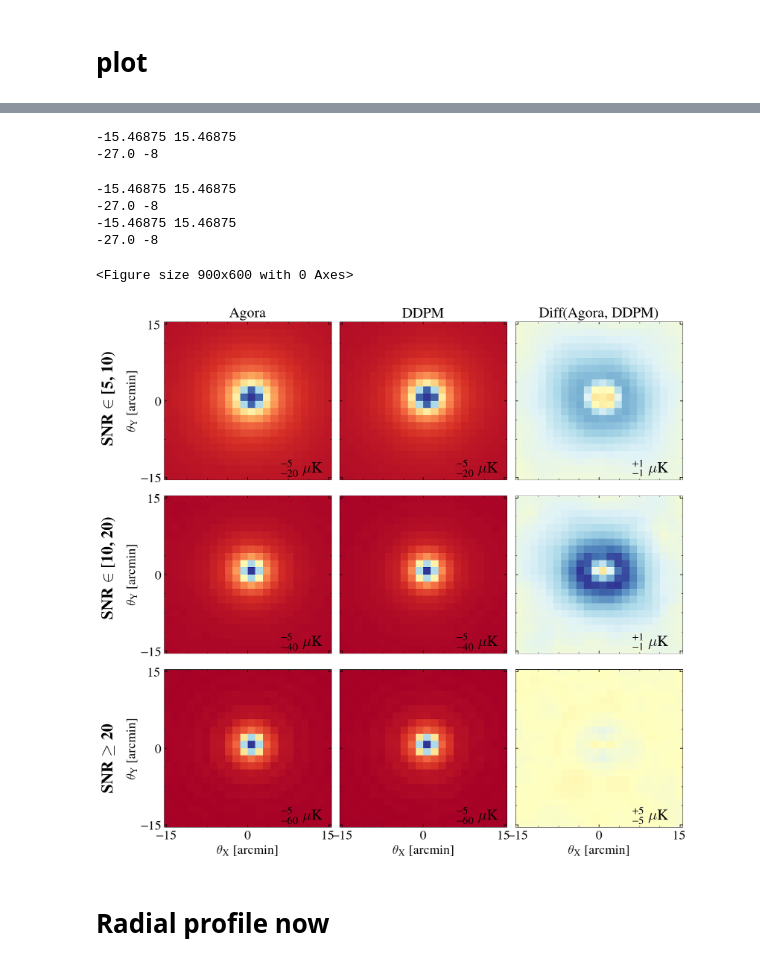
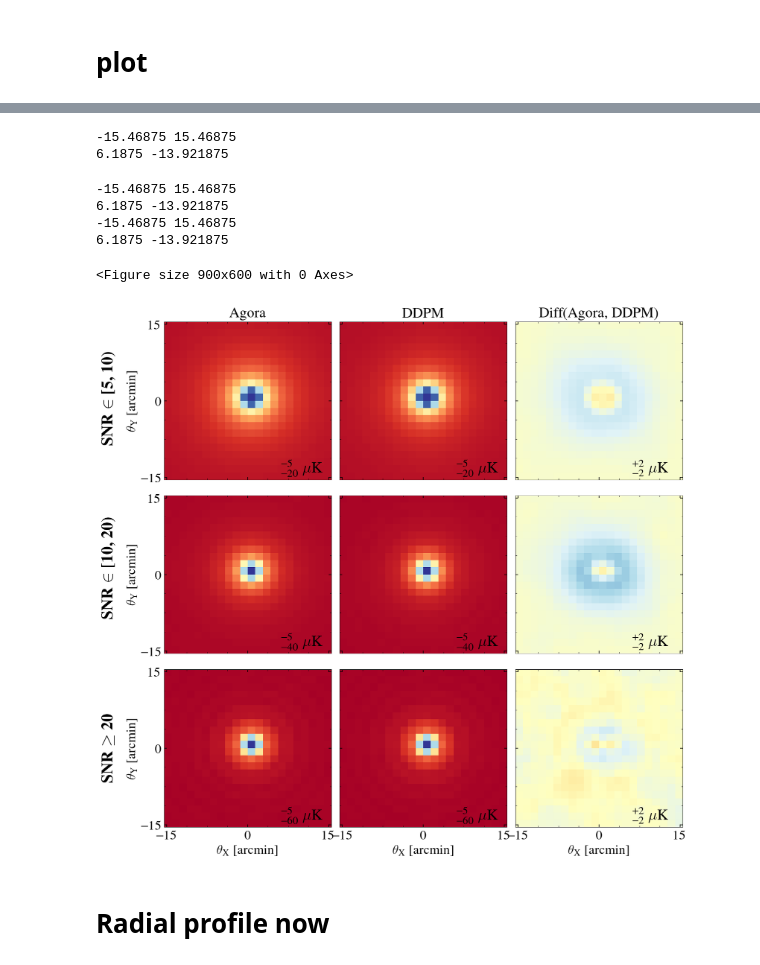
Before and after one commit to AlexBM173/cmb_foregrounds_diffusion, a Jupyter notebook: stack_tsz_based_on_snr.ipynb, the cells around one changed output, grey strips where cells are left out. Saved outputs shown, nothing was run; the diff lists cells and outputs as text; code cells hidden in the pictures.

Commit message:
tsz stacks

```diff
--- a/stack_tsz_based_on_snr.ipynb
+++ b/stack_tsz_based_on_snr.ipynb
@@ -30,12 +30,12 @@ for which_tsz in which_tsz_arr:
     if which_tsz == 'agora':
         fname = 'data/low_pass/2mjy/cut_maps_RES_256_ANG_X_6.0 deg_2mJy_lp_tsz3_no_pickle.npy'
         tsz_dic = np.load(fname, allow_pickle=True)
-        total_sims = len(tsz_dic) ##1000 #200 #50 ##len( tsz_dic )
+        total_sims = 960 ##len(tsz_dic) ##1000 #200 #50 ##len( tsz_dic )
         ##print(len(tsz_dic))
     elif which_tsz == 'ddpm':
         fname = 'data/low_pass/2mjy/new_samples_16_cib_tsz3_2mJy_zero_norm_6x6_w_au_lp_varscaled_no_pickle.npy'
         tsz_array = np.load(fname, allow_pickle=True)
-        total_sims = len(tsz_array) ##1000 #200 #50 ##len( tsz_dic )
+        total_sims = 960 ##len(tsz_array) ##1000 #200 #50 ##len( tsz_dic )
         ##print(len(tsz_array))
 
     cutout_dic = {}
@@ -123,13 +379,16 @@ sbpl = 1
 for thresholdcntr, threshold in enumerate( mask_threshold_sigma_units_arr ):
     if threshold == (5.,10.):
         vmin, vmax = -20., -5.
-        vmin_res, vmax_res = -1, 1
+        vmin_res, vmax_res = -2, 2
+        lab_xloc, lab_yloc = -27., -8
     elif threshold == (10., 20.):
         vmin, vmax = -40., -5.
-        vmin_res, vmax_res = -1., 1
+        vmin_res, vmax_res = -2., 2
+        lab_xloc, lab_yloc = -27., -8
     elif threshold == (20., 100.):
         vmin, vmax = -60., -5.
-        vmin_res, vmax_res = -5., 5
+        vmin_res, vmax_res = -2., 2
+        lab_xloc, lab_yloc = -27., -6
 
     pl_arr = []
     for which_tsz in which_tsz_arr:
@@ -170,39 +429,41 @@ for thresholdcntr, threshold in enumerate( mask_threshold_sigma_units_arr ):
         if thresholdcntr==len(mask_threshold_sigma_units_arr)-1:
             tit_val = r'SNR $\ge$ %g' %(threshold[0])
 
         if sbpl in [7, 8, 9]:
             xlabel(r'$\theta_{\rm X}$ [arcmin]', fontsize = fsval)
         else:
             setp(ax.get_xticklabels(which = 'both'), visible=False)
         if sbpl in [1, 4, 7]:
             #ylabval = r'{\bf %s}' %(tit_val) + '\n\n' + r'$\theta_{\rm Y}$ [arcmin]'
             ylabval = r'$\theta_{\rm Y}$ [arcmin]'
             ylabel(ylabval, fontsize = fsval)
 
             #xloc, yloc = ax.yaxis.label.get_position()
-            xloc, yloc = -27., -8
-            text(xloc, yloc, r'{\bf %s}' %(tit_val), fontsize = fsval+4, rotation = 90.)
+            text(lab_xloc, lab_yloc, r'{\bf %s}' %(tit_val), fontsize = fsval+4, rotation = 90.)
             print(xloc, yloc)
         else:
             setp(ax.get_yticklabels(which = 'both'), visible=False)
 
         #title(tit_val, fontsize = fsval+2, y = 0.87)
         #axis('off')
         ax.xaxis.set_major_locator(plt.MaxNLocator(3))
         ax.yaxis.set_major_locator(plt.MaxNLocator(3))
         for label in ax.get_xticklabels(): label.set_fontsize(fsval)
         for label in ax.get_yticklabels(): label.set_fontsize(fsval)
         sbpl+=1
+
+plname = 'plots/tsz_stacks.pdf'
+savefig(plname, dpi = 200.)
 show()
 # %% [output]
 -15.46875 15.46875
--27.0 -8
+6.1875 -13.921875
 -15.46875 15.46875
--27.0 -8
+6.1875 -13.921875
 -15.46875 15.46875
--27.0 -8
+6.1875 -13.921875
 <Figure size 900x600 with 0 Axes>
-[figure, old version]
+[figure, new version]
 # %% [markdown]
 # Radial profile now
 # %%
```
Also changed, not shown: parts of 7 cells of this notebook, 2 other files.
